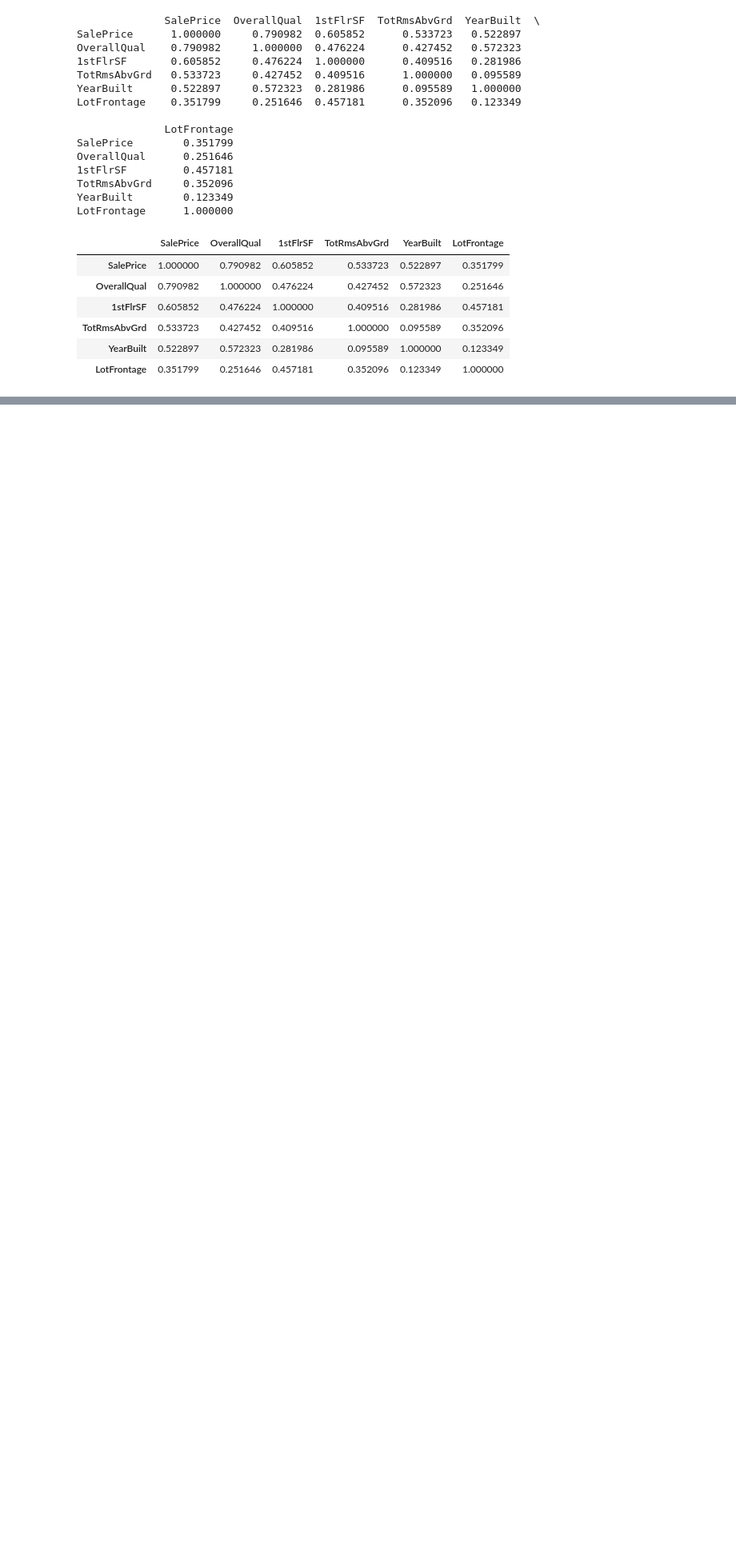
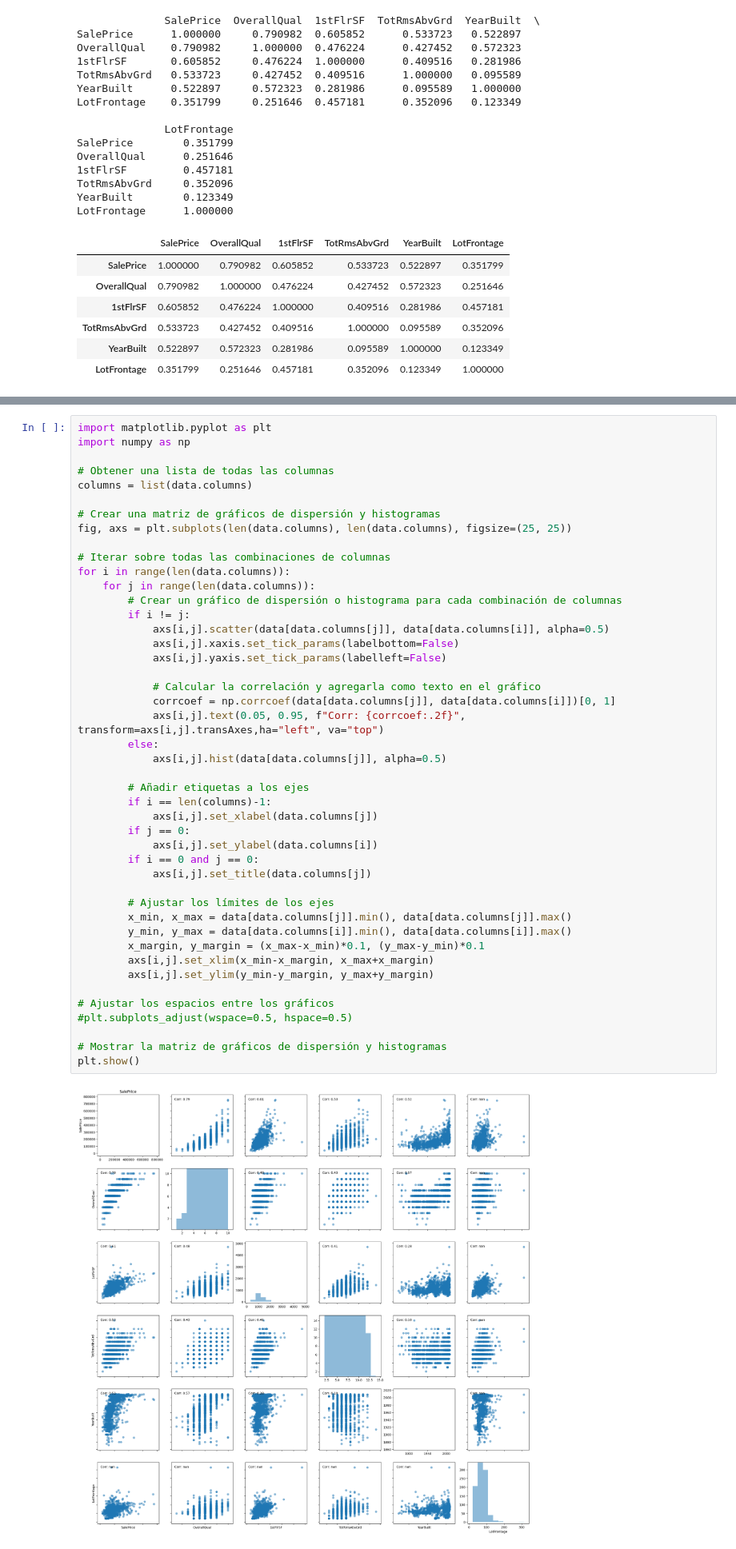
Before and after one commit to ronaldbailey/Proyecto-1---Regresi-n-con-Progra-, a Jupyter notebook: proyecto1.ipynb, the cells around one changed output, grey strips where cells are left out. Shown at 80% size. Saved outputs shown, nothing was run; the diff lists cells and outputs as text; blank space fills up the shorter version.

```diff
--- a/proyecto1.ipynb
+++ b/proyecto1.ipynb
@@ -663,0 +671,47 @@ LotFrontage      1.000000
+# %%
+import matplotlib.pyplot as plt
+import numpy as np
+
+# Obtener una lista de todas las columnas
+columns = list(data.columns)
+
+# Crear una matriz de gráficos de dispersión y histogramas
+fig, axs = plt.subplots(len(data.columns), len(data.columns), figsize=(25, 25))
+
+# Iterar sobre todas las combinaciones de columnas
+for i in range(len(data.columns)):
+    for j in range(len(data.columns)):
+        # Crear un gráfico de dispersión o histograma para cada combinación de columnas
+        if i != j:
+            axs[i,j].scatter(data[data.columns[j]], data[data.columns[i]], alpha=0.5)
+            axs[i,j].xaxis.set_tick_params(labelbottom=False)
+            axs[i,j].yaxis.set_tick_params(labelleft=False)
+
+            # Calcular la correlación y agregarla como texto en el gráfico
+            corrcoef = np.corrcoef(data[data.columns[j]], data[data.columns[i]])[0, 1]
+            axs[i,j].text(0.05, 0.95, f"Corr: {corrcoef:.2f}", transform=axs[i,j].transAxes,ha="left", va="top")
+        else:
+            axs[i,j].hist(data[data.columns[j]], alpha=0.5)
+
+        # Añadir etiquetas a los ejes
+        if i == len(columns)-1:
+            axs[i,j].set_xlabel(data.columns[j])
+        if j == 0:
+            axs[i,j].set_ylabel(data.columns[i])
+        if i == 0 and j == 0:
+            axs[i,j].set_title(data.columns[j])
+
+        # Ajustar los límites de los ejes
+        x_min, x_max = data[data.columns[j]].min(), data[data.columns[j]].max()
+        y_min, y_max = data[data.columns[i]].min(), data[data.columns[i]].max()
+        x_margin, y_margin = (x_max-x_min)*0.1, (y_max-y_min)*0.1
+        axs[i,j].set_xlim(x_min-x_margin, x_max+x_margin)
+        axs[i,j].set_ylim(y_min-y_margin, y_max+y_margin)
+
+# Ajustar los espacios entre los gráficos
+#plt.subplots_adjust(wspace=0.5, hspace=0.5)
+
+# Mostrar la matriz de gráficos de dispersión y histogramas
+plt.show()
+# %% [output]
+[figure, added]
```
Also changed, not shown: parts of 6 cells of this notebook.
